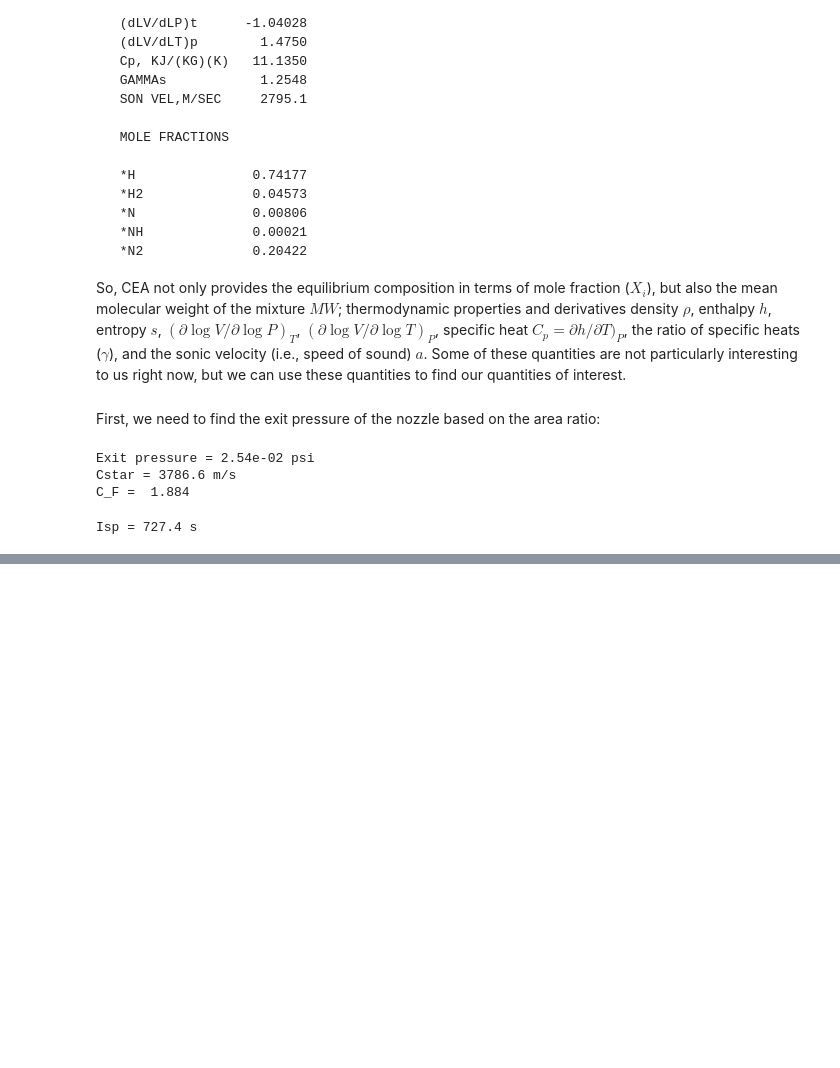
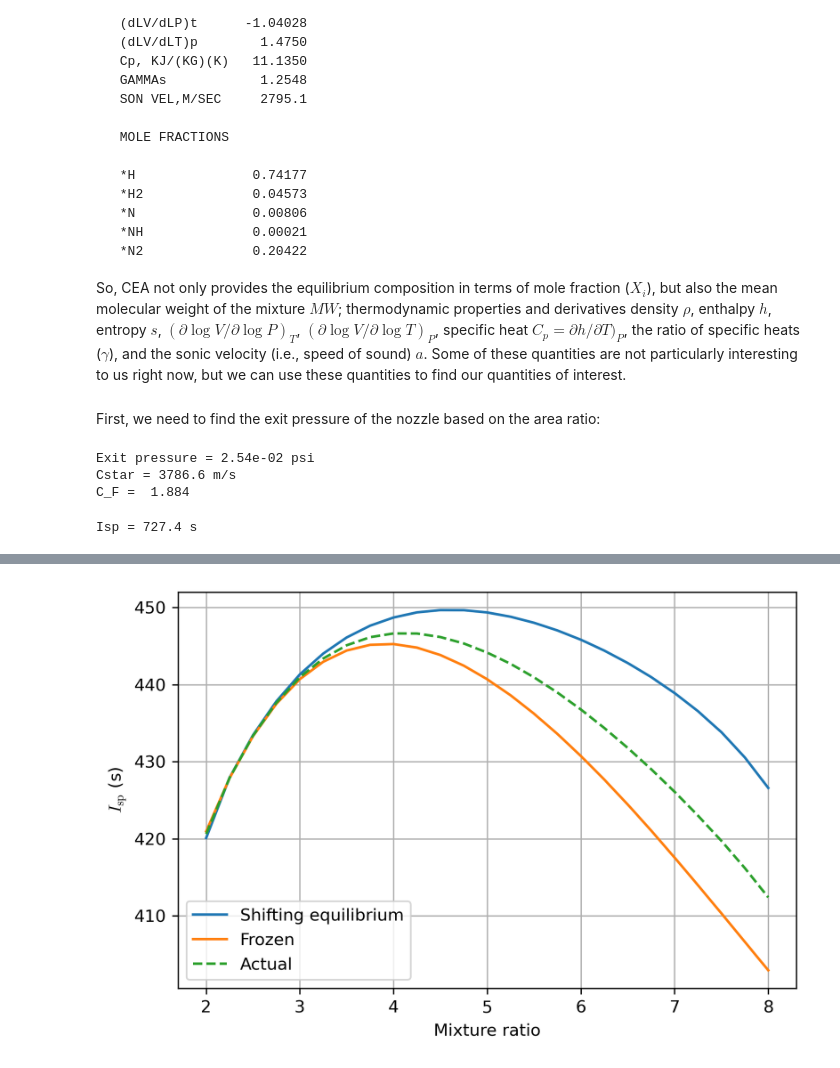
Before and after one commit to kyleniemeyer/rocket-propulsion, a Jupyter notebook: book/thermochemistry/thermochemistry.ipynb, the cells around one changed output, grey strips where cells are left out. Saved outputs shown, nothing was run; the diff lists cells and outputs as text; code cells hidden in the pictures; blank space fills up the shorter version.

```diff
--- a/book/thermochemistry/thermochemistry.ipynb
+++ b/book/thermochemistry/thermochemistry.ipynb
@@ -210,0 +627,33 @@ Isp = 727.4 s
+# %%
+with open('CEA_OF_ratio_frozen_out.txt', 'r') as f:
+    lines = f.readlines()
+
+specific_impulses_frozen = []
+
+for line in lines:
+    # ignore blank lines
+    if not line.strip():
+        continue
+
+    words = line.split()
+    if words[0] == 'Isp,':
+        specific_impulses_frozen.append(float(words[3]))
+specific_impulses_frozen = Q_(np.array(specific_impulses_frozen), 'm/s') / g0
+
+# just checking that things line up
+assert len(mixture_ratios) == len(specific_impulses_frozen)
+# %%
+specific_impulses_act = specific_impulses_frozen + 0.4*(specific_impulses - specific_impulses_frozen)
+
+plt.plot(mixture_ratios, to_si(specific_impulses), label='Shifting equilibrium')
+plt.plot(mixture_ratios, to_si(specific_impulses_frozen), label='Frozen')
+plt.plot(mixture_ratios, to_si(specific_impulses_act), '--', label='Actual')
+plt.ylabel('$I_{\mathrm{sp}}$ (s)')
+plt.xlabel('Mixture ratio')
+plt.grid(True)
+plt.legend()
+
+plt.tight_layout()
+plt.show()
+# %% [output]
+[figure, added]
```
Also changed, not shown: parts of 14 cells of this notebook, 2 other files.
